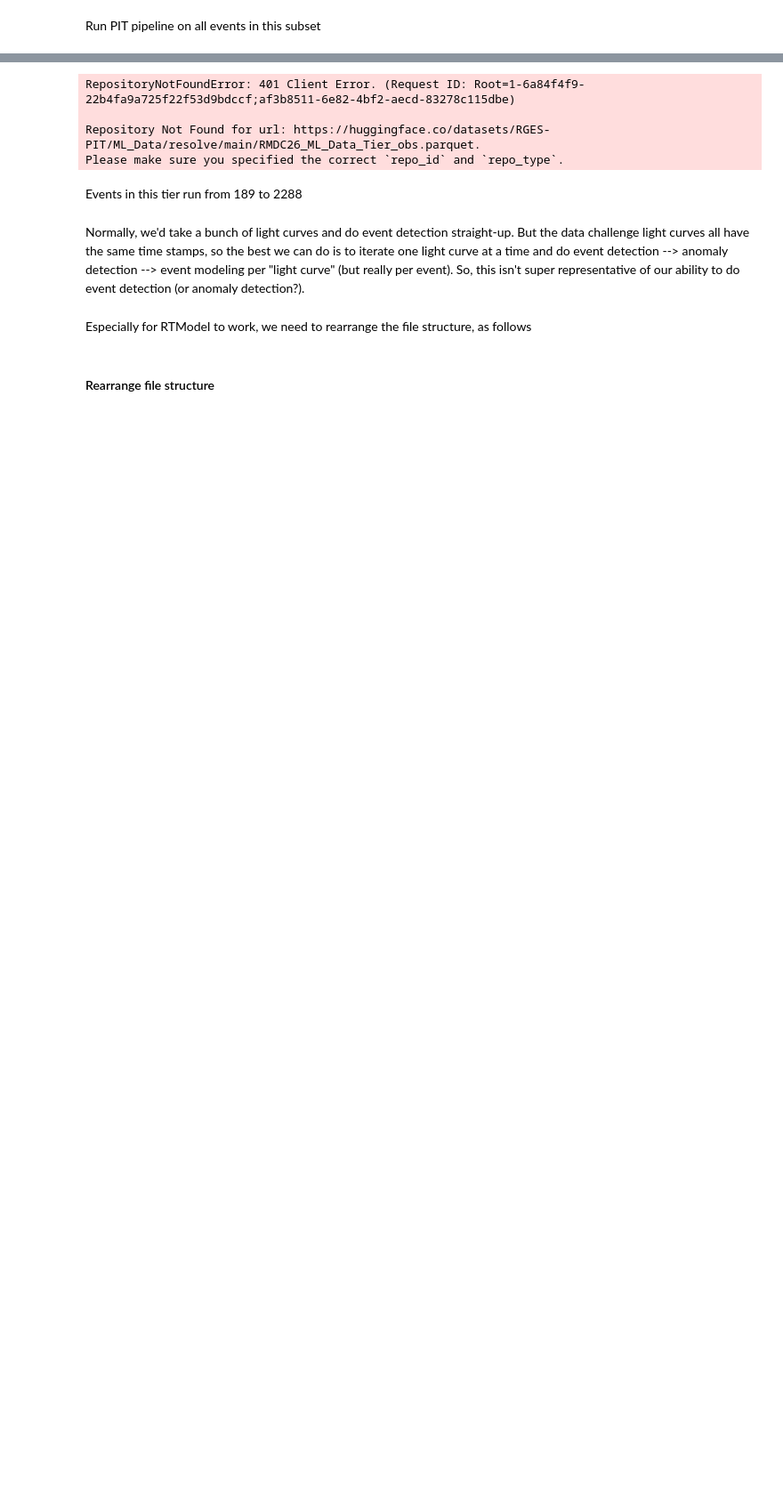
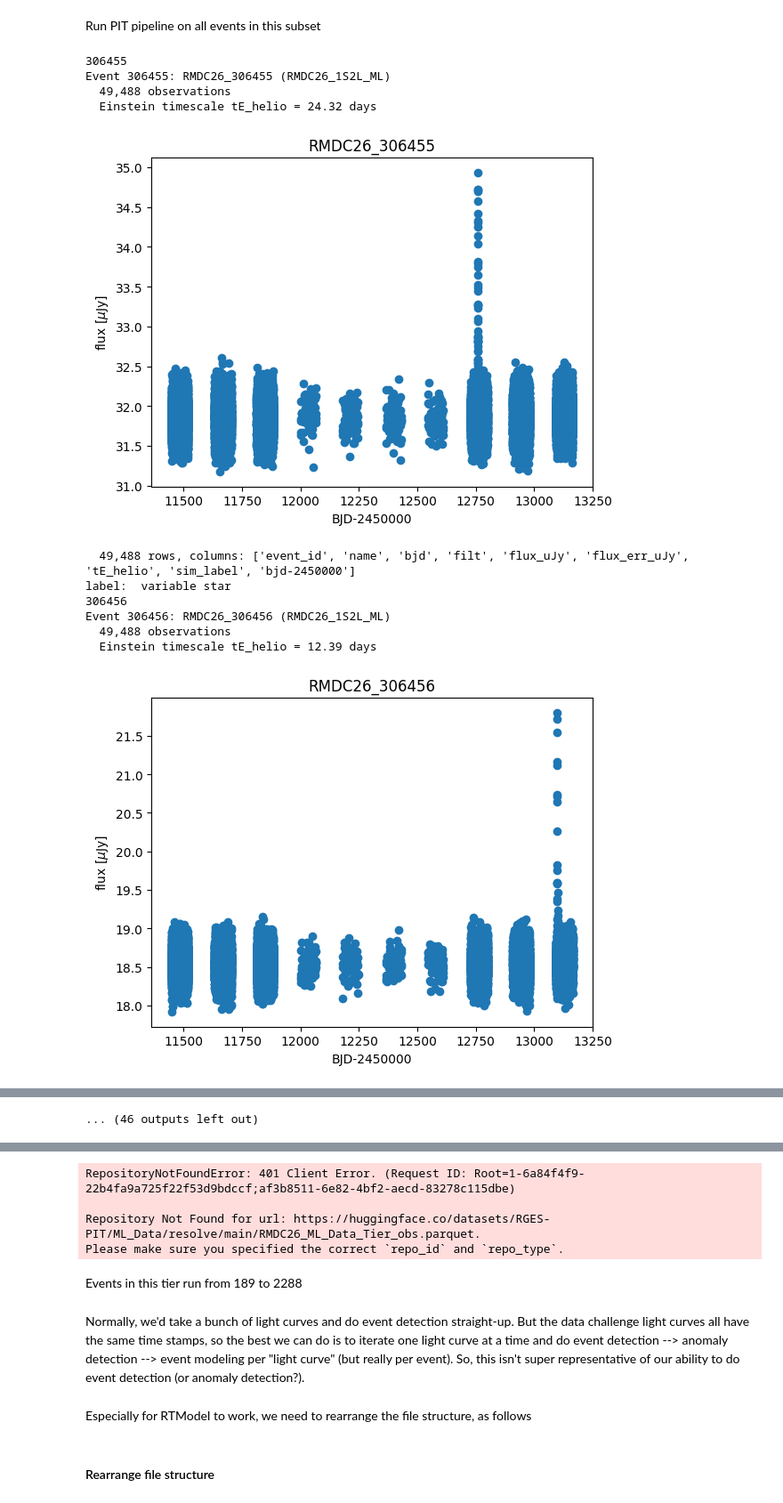
Before and after one commit to exoclam/birp, a Jupyter notebook: main-ml-chris.ipynb, the cells around one changed output, grey strips where cells are left out. Shown at 89% size. Cells and saved outputs as stored; diff of their text form; code cells hidden in the pictures; blank space fills up the shorter version.

```diff
--- a/main-ml-chris.ipynb
+++ b/main-ml-chris.ipynb
@@ -363,3 +449,51 @@ Run PIT pipeline on all events in this subset
 # %%
+labels, t0s, tEs, u0s, t0_anomalies, jacscanomaly_scores = [], [], [], [], [], []
 for event_id in np.unique(meta_df_1s2l['event_id']):
     print(event_id)
+
+    # summon the light curve
+    # Reconstruct a single event's lightcurve
+    event_obs = con.execute(f"""
+        SELECT
+            o.event_id,
+            m.name,
+            e.bjd,
+            o.filt,
+            o.flux_uJy,
+            o.flux_err_uJy,
+            m.tE_helio,
+            m.sim_label
+        FROM '{obs_p}' o
+        JOIN '{epoch_p}' e ON o.epoch_id = e.epoch_id
+        JOIN '{meta_p}' m ON o.event_id = m.event_id
+        WHERE o.event_id = {event_id}
+        ORDER BY e.bjd
+    """).df()
+
+    print(f"Event {event_id}: {event_obs['name'].iloc[0]} ({event_obs['sim_label'].iloc[0]})")
+    print(f"  {len(event_obs):,} observations")
+    print(f"  Einstein timescale tE_helio = {abs(event_obs['tE_helio'].iloc[0]):.2f} days")
+
+    event_obs['bjd-2450000'] = event_obs['bjd'] - 2450000
+    event_obs_filt = event_obs.loc[event_obs['filt']=='F146']
+    plt.scatter(event_obs_filt['bjd-2450000'], event_obs_filt['flux_uJy'])
+    plt.ylabel(r'flux [$\mu$Jy]')
+    plt.xlabel('BJD-2450000')
+    plt.title(f"{event_obs['name'].iloc[0]}")
+    plt.show()
+
+    # Detection
+    labels, t0s, tEs, u0s, t0_anomalies, jacscanomaly_scores = detection(event_obs, event_obs_filt, labels, t0s, tEs, u0s, t0_anomalies, jacscanomaly_scores)
+# %% [output]
+306455
+Event 306455: RMDC26_306455 (RMDC26_1S2L_ML)
+  49,488 observations
+  Einstein timescale tE_helio = 24.32 days
+[figure, added]
+  49,488 rows, columns: ['event_id', 'name', 'bjd', 'filt', 'flux_uJy', 'flux_err_uJy', 'tE_helio', 'sim_label', 'bjd-2450000']
+label:  variable star
+306456
+Event 306456: RMDC26_306456 (RMDC26_1S2L_ML)
+  49,488 observations
+  Einstein timescale tE_helio = 12.39 days
+[figure, added]
@@ -365,0 +534 @@ for event_id in np.unique(meta_df_1s2l['event_id']):
+... (46 outputs left out)
```
Also changed, not shown: parts of 12 cells of this notebook, 1 other file.
